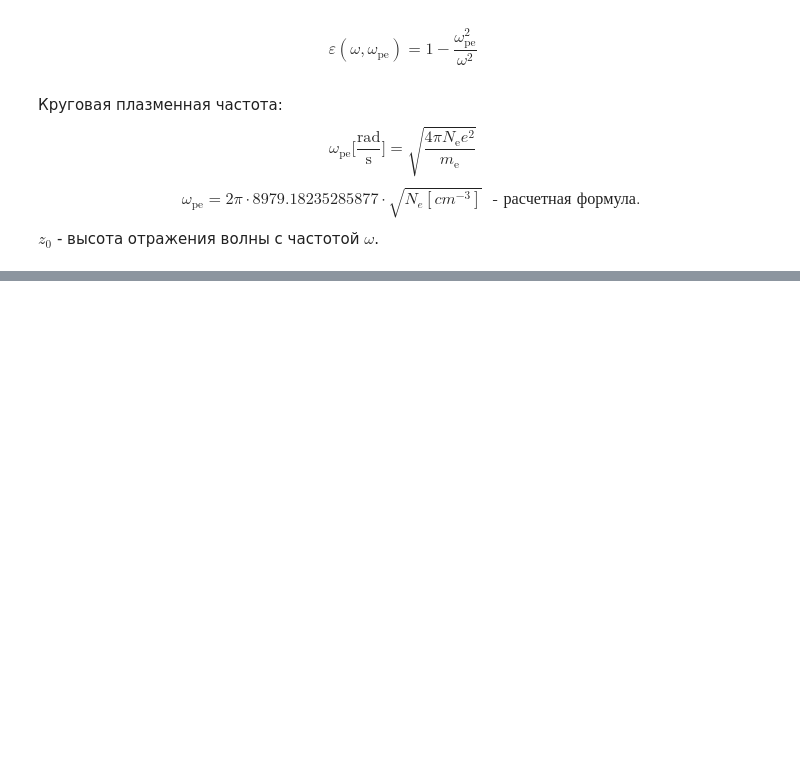
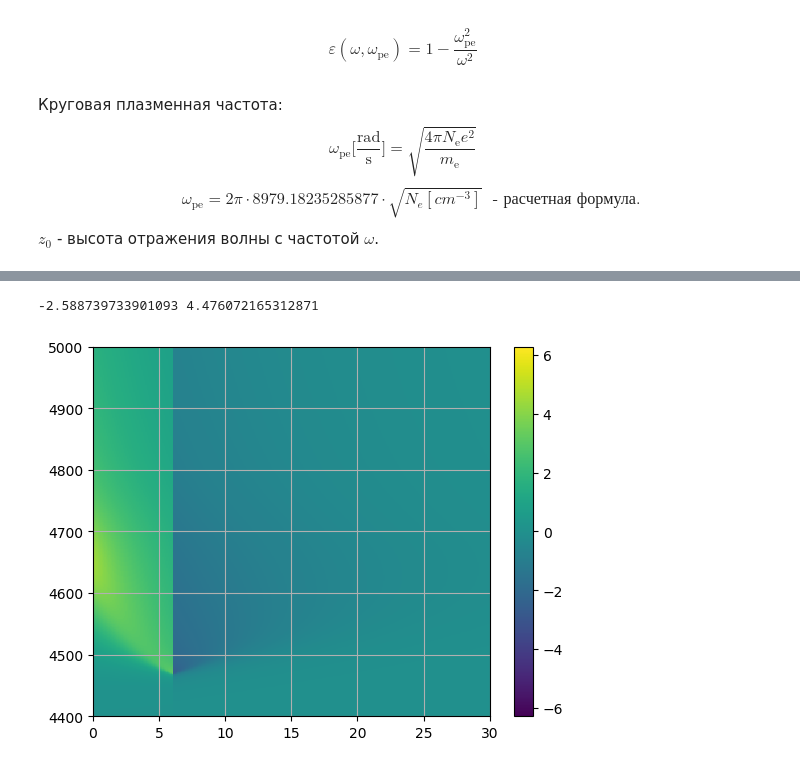
Before and after one commit to ashindin/MDS_method, a Jupyter notebook: 02_calculation_of_phase_variations/calculation_of_phase_variations.ipynb, the cells around one changed output, grey strips where cells are left out. Saved outputs shown, nothing was run; the diff lists cells and outputs as text; code cells hidden in the pictures; blank space fills up the shorter version.

```diff
--- a/02_calculation_of_phase_variations/calculation_of_phase_variations.ipynb
+++ b/02_calculation_of_phase_variations/calculation_of_phase_variations.ipynb
@@ -32,8 +30,8 @@ t_r, t_d, tau_r, tau_d = 1, 11, 3, 1
 # %%
 f_axe = 4e6:1000.:5e6
 ω_axe = 2pi*f_axe
-t_axe = 0.0:0.1:5.
-z_step = 10.
+t_axe = 0.0:0.1:60.
+z_step = 1.
 DPhi = zeros(length(t_axe),length(f_axe));
 # %%
 for i=2:length(t_axe)
@@ -47 +45,13 @@ end
+# %%
+println(minimum(DPhi)," ", maximum(DPhi))
+# %% [output]
+-2.588739733901093 4.476072165312871
+# %%
+pcolormesh(t_axe,f_axe/1e3,DPhi',vmin=-2pi, vmax=2pi)
+ylim(4400,5000)
+xlim(0,30)
+colorbar()
+grid()
+# %% [output]
+[figure, added]
 # %%
```
Also changed, not shown: parts of 6 cells of this notebook, 4 other files.
